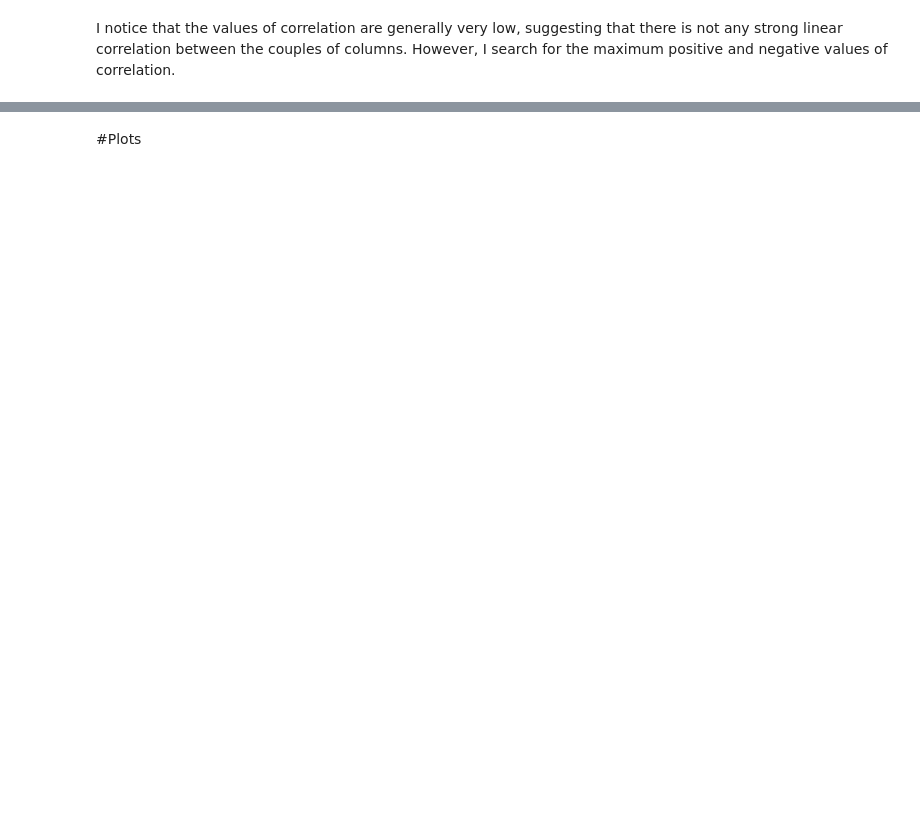
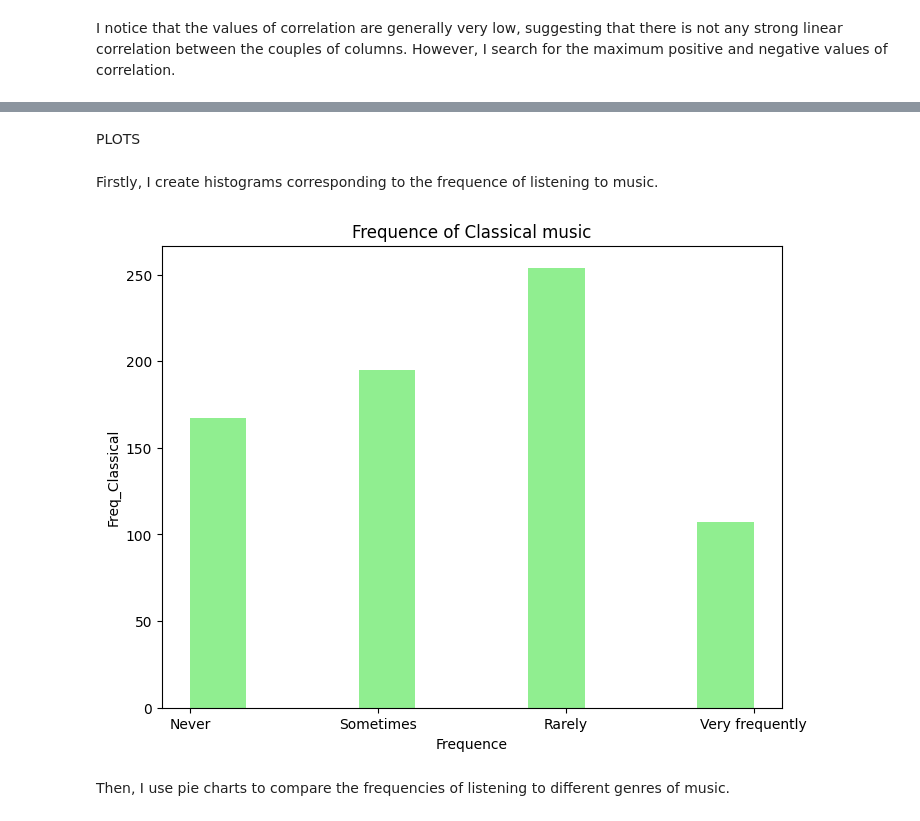
Before and after one commit to alessiasanfelici/Programming-2022-2023, a Jupyter notebook: Project_Programming (1).ipynb, the cells around one changed output, grey strips where cells are left out. Cells and saved outputs as stored; diff of their text form; code cells hidden in the pictures; blank space fills up the shorter version.

```diff
--- a/Project_Programming (1).ipynb
+++ b/Project_Programming (1).ipynb
@@ -144,3 +129,5 @@ music_health_df.describe()
+# %%
+backup_dataset2 = music_health_df.copy()
 # %% [markdown]
 Since, a lot of columns have similar values, that represent the frequences of listening of the different genres, I substitute the object values with numerical values.
 # %%
@@ -252,3 +254,18 @@ sorted_corr_sequence[0:1], sorted_corr_sequence[-29:-28]
  dtype: float64)
-# %% [markdown]
-#Plots
+# %% [markdown]
+PLOTS
+# %% [markdown]
+Firstly, I create histograms corresponding to the frequence of listening to music.
+# %%
+#an histogram for the first column corresponding to the listening frequence of a music genre
+plt.figure(figsize = (8,6))
+plt.hist(backup_dataset2.Freq_Classical, color = "lightgreen")
+plt.xlabel("Frequence")
+plt.ylabel("Freq_Classical")
+plt.title("Frequence of Classical music")
+plt.show()
+#The idea is to use this implementation to create a selectbox in streamlit and for each choice print the corresponding graph
+# %% [output]
+[figure, added]
+# %% [markdown]
+Then, I use pie charts to compare the frequencies of listening to different genres of music.
```
Also changed, not shown: parts of 28 cells of this notebook, 2 other files.
